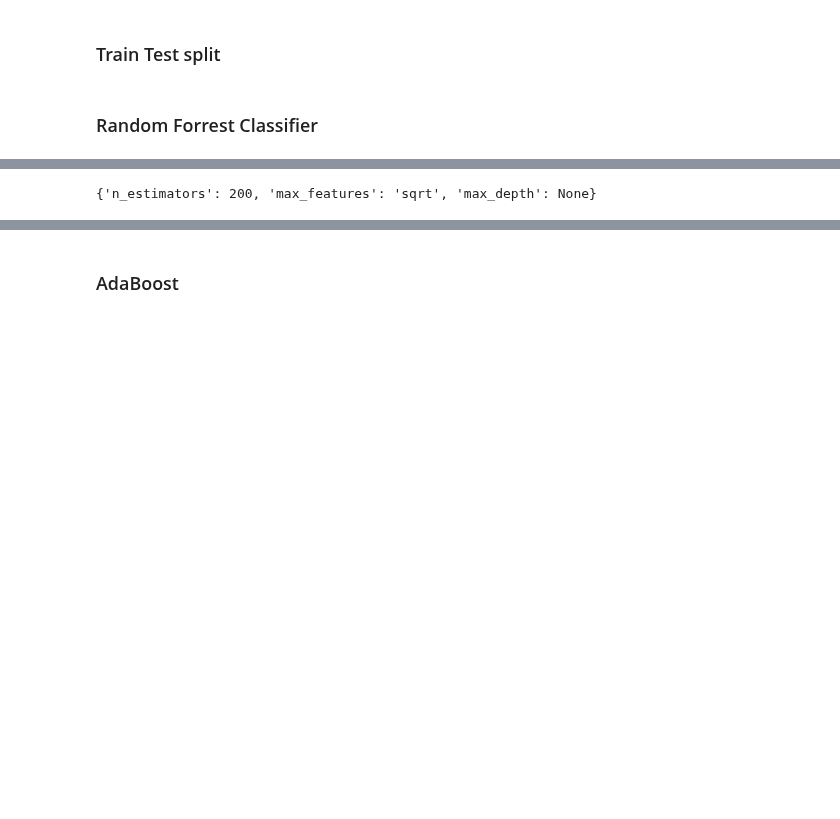
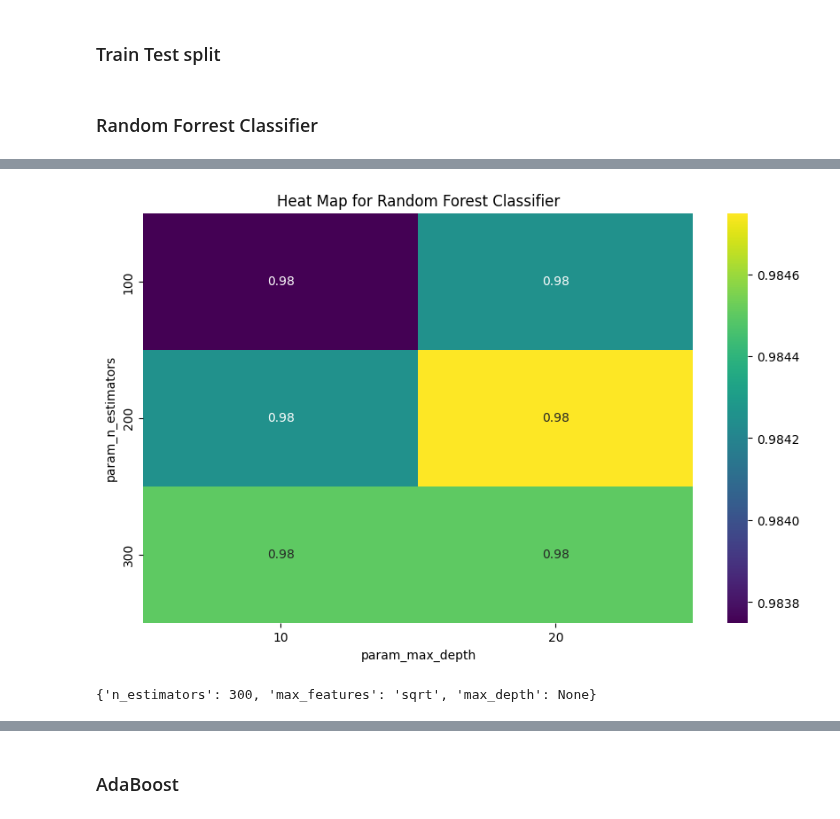
Before and after one commit to yahiaehab10/Ensemble-Models-Comparison, a Jupyter notebook: Bankloan_Dataset.ipynb, the cells around one changed output, grey strips where cells are left out. Drawn from its saved outputs; the diff is of its cells as text; code cells hidden in the pictures; blank space fills up the shorter version.

Commit message:
BankLoan Heat Map

```diff
--- a/Bankloan_Dataset.ipynb
+++ b/Bankloan_Dataset.ipynb
@@ -153,19 +153,38 @@ param_dist = {
     "max_depth": [None, 10, 20],
     "max_features": ["auto", "sqrt"],
 }
-# %%
-import warnings
-
-warnings.filterwarnings("ignore")
-
-rf_random_search = RandomizedSearchCV(
-    rf_model, param_distributions=param_dist, n_iter=50, cv=3)
-
-rf_random_search.fit(X_train, y_train)
-
-rf_random_search.best_params_
-# %% [output]
-{'n_estimators': 200, 'max_features': 'sqrt', 'max_depth': None}
+# %%
+import warnings
+
+warnings.filterwarnings("ignore")
+
+rf_random_search = RandomizedSearchCV(
+    rf_model, param_distributions=param_dist, n_iter=50, cv=3)
+
+rf_random_search.fit(X_train, y_train)
+
+# Heat map for Random Forest Classifier
+rf_random_search_results = pd.DataFrame(rf_random_search.cv_results_)
+rf_random_search_results = rf_random_search_results.sort_values(
+    by=["param_n_estimators", "param_max_depth"]
+)
+
+rf_random_search_results_pivot = rf_random_search_results.pivot_table(
+    index="param_n_estimators",
+    columns="param_max_depth",
+    values="mean_test_score",
+)
+
+plt.figure(figsize=(10, 6))
+sns.heatmap(rf_random_search_results_pivot, annot=True, cmap="viridis")
+plt.title("Heat Map for Random Forest Classifier")
+plt.show()
+# %% [output]
+[figure, added]
+# %%
+rf_random_search.best_params_
+# %% [output]
+{'n_estimators': 300, 'max_features': 'sqrt', 'max_depth': None}
 # %%
 import warnings
 
```
Also changed, not shown: parts of 10 cells of this notebook.
